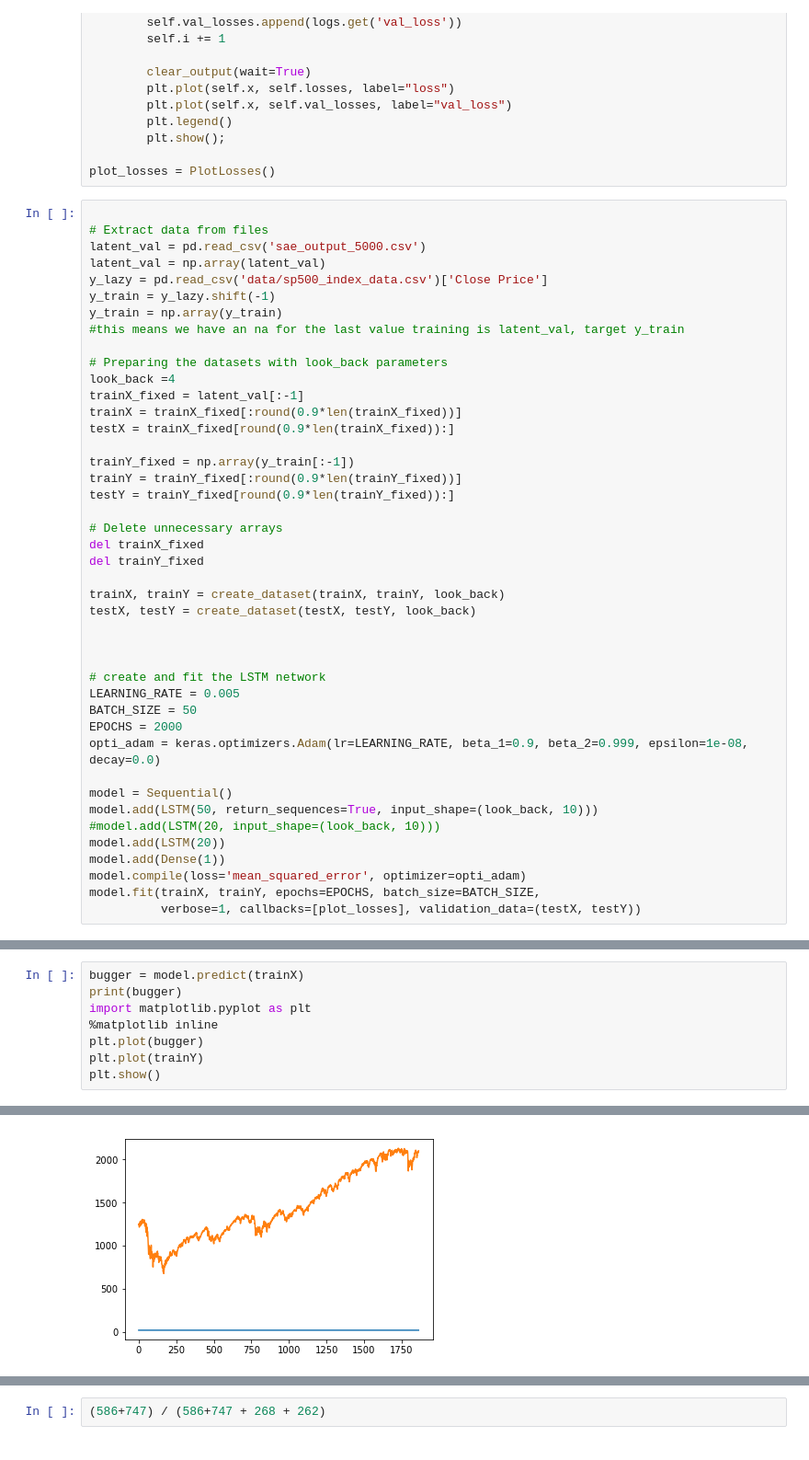
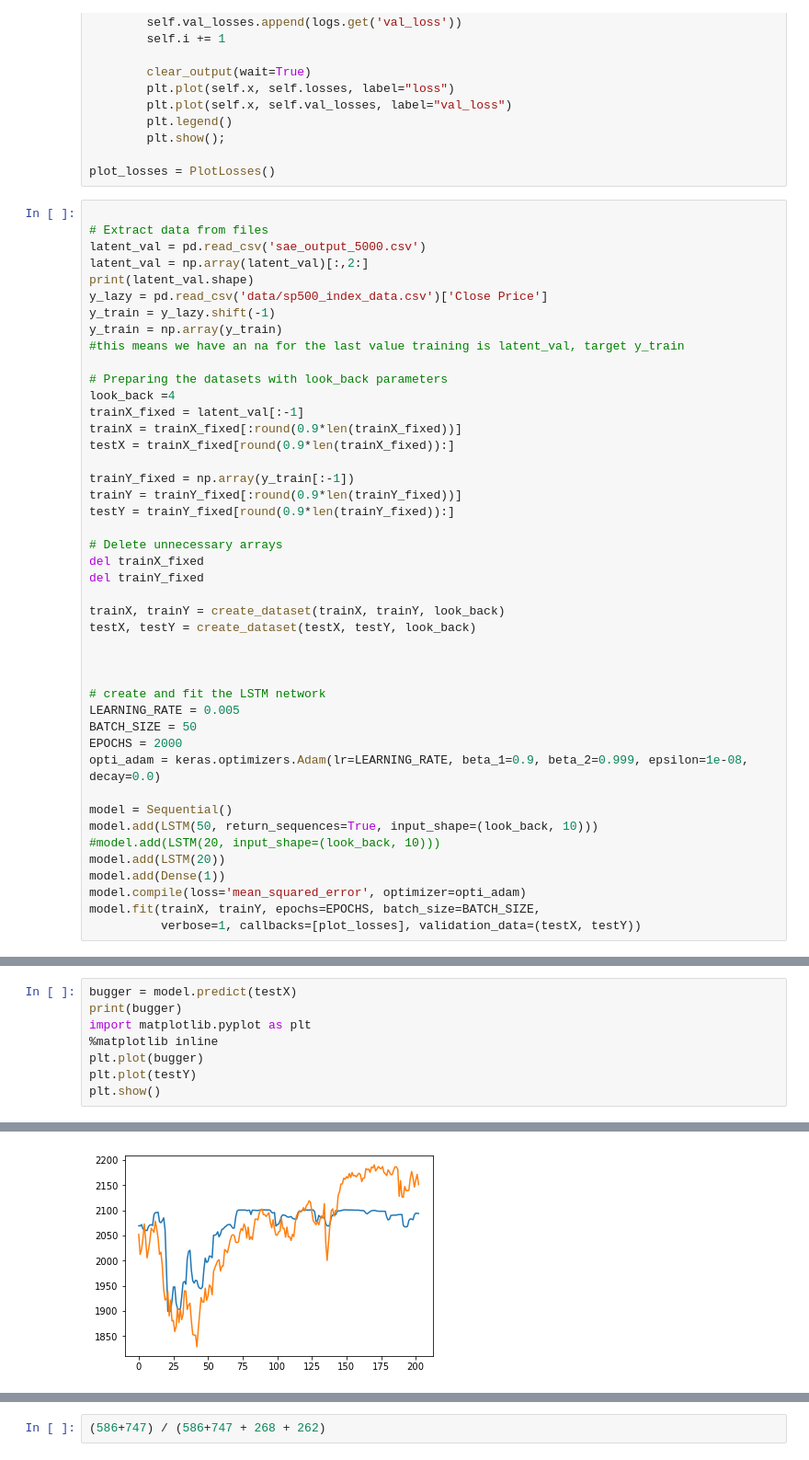
Before and after one commit to valcourgeau/intro-deep-learning-group, a Jupyter notebook: lstm.ipynb, the cells around one changed output, grey strips where cells are left out. Shown: that part at 92% size. Cells and saved outputs as stored; diff of their text form.

```diff
--- a/lstm.ipynb
+++ b/lstm.ipynb
@@ -53,7 +53,8 @@ plot_losses = PlotLosses()
 
 # Extract data from files
 latent_val = pd.read_csv('sae_output_5000.csv')
-latent_val = np.array(latent_val)
+latent_val = np.array(latent_val)[:,2:]
+print(latent_val.shape)
 y_lazy = pd.read_csv('data/sp500_index_data.csv')['Close Price']
 y_train = y_lazy.shift(-1)
 y_train = np.array(y_train)
@@ -99,10 +100,10 @@ Epoch 3/2000
 KeyboardInterrupt:
 # %%
-bugger = model.predict(trainX)
+bugger = model.predict(testX)
 print(bugger)
 import matplotlib.pyplot as plt
 %matplotlib inline
 plt.plot(bugger)
-plt.plot(trainY)
+plt.plot(testY)
 plt.show()
 # %% [output]
@@ -116,4 +127,4 @@ plt.show()
-[figure, old version]
+[figure, new version]
 # %%
 diff_bugger = np.diff(bugger[:,0])
 diff_bugger = [1 if x > 0 else 0 for x in diff_bugger]
```
Also changed, not shown: parts of 5 cells of this notebook, 1 other file.
